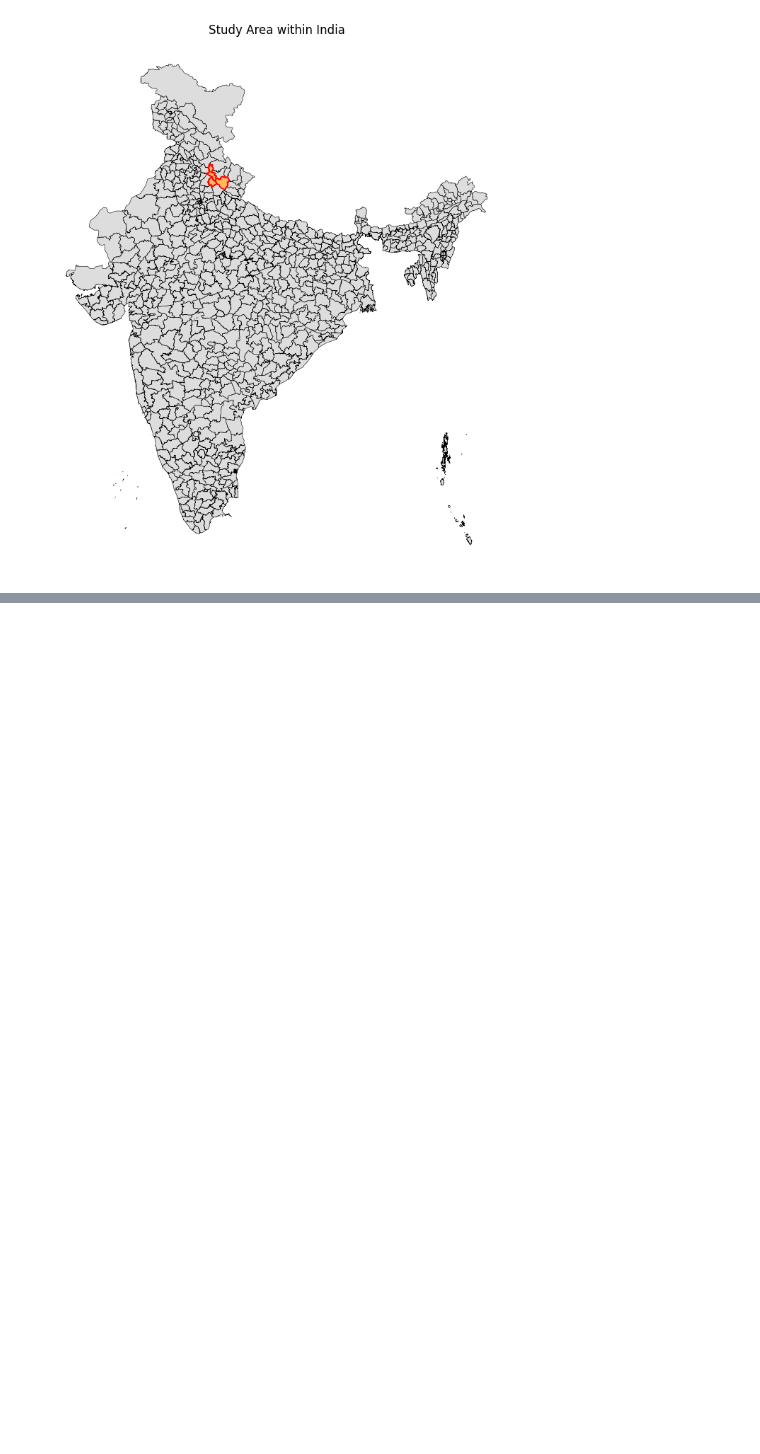
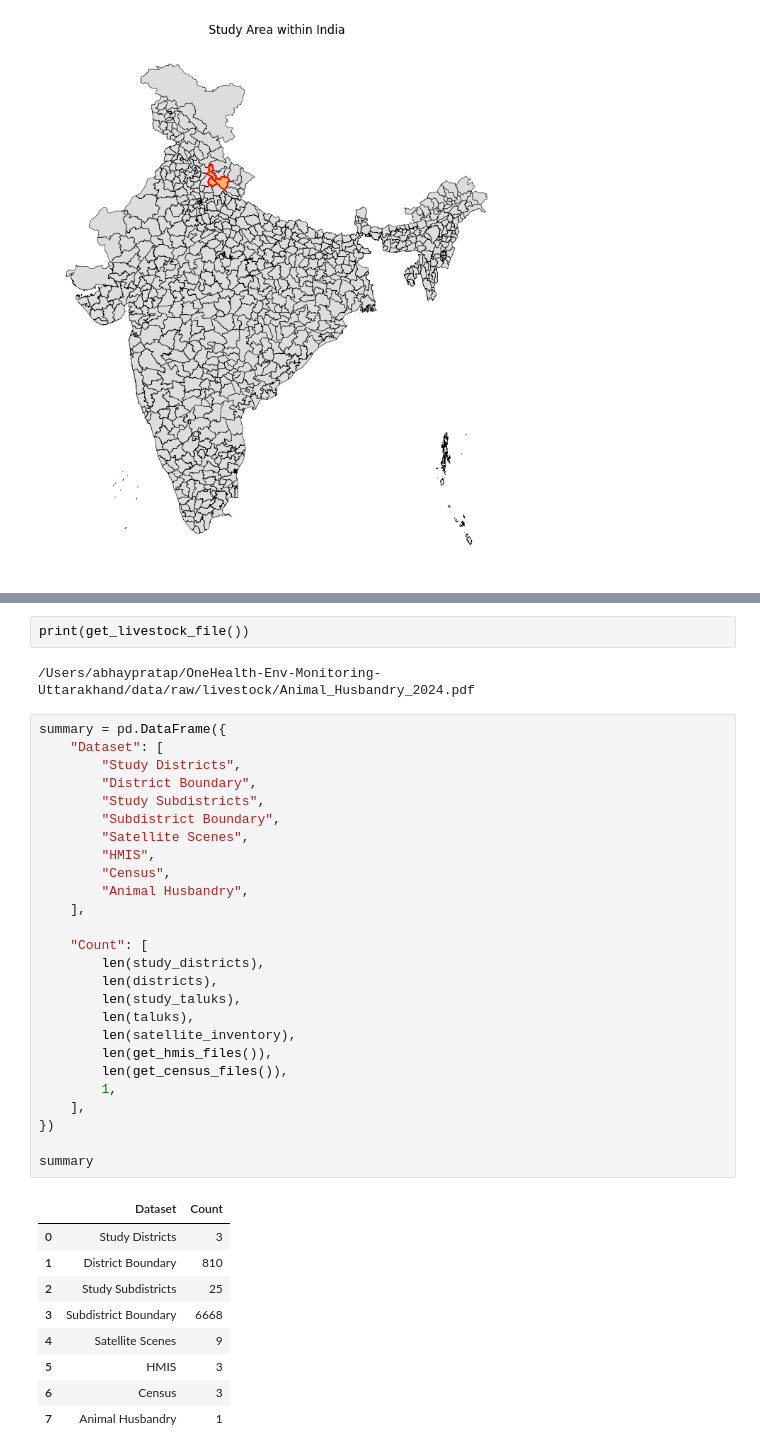
Before and after one commit to AbhayPratap05/OneHealth-Env-Monitoring-Uttarakhand, a Jupyter notebook: notebooks/01_data_audit.ipynb, the cells around one changed output, grey strips where cells are left out. Saved outputs shown, nothing was run; the diff lists cells and outputs as text; blank space fills up the shorter version.

```diff
--- a/notebooks/01_data_audit.ipynb
+++ b/notebooks/01_data_audit.ipynb
@@ -284,0 +244,40 @@ Census Files : 3
+# %%
+print(get_livestock_file())
+# %% [output]
+/Users/abhaypratap/OneHealth-Env-Monitoring-Uttarakhand/data/raw/livestock/Animal_Husbandry_2024.pdf
+# %%
+summary = pd.DataFrame({
+    "Dataset": [
+        "Study Districts",
+        "District Boundary",
+        "Study Subdistricts",
+        "Subdistrict Boundary",
+        "Satellite Scenes",
+        "HMIS",
+        "Census",
+        "Animal Husbandry",
+    ],
+
+    "Count": [
+        len(study_districts),
+        len(districts),
+        len(study_taluks),
+        len(taluks),
+        len(satellite_inventory),
+        len(get_hmis_files()),
+        len(get_census_files()),
+        1,
+    ],
+})
+
+summary
+# %% [output]
+|  | Dataset | Count |
+| 0 | Study Districts | 3 |
+| 1 | District Boundary | 810 |
+| 2 | Study Subdistricts | 25 |
+| 3 | Subdistrict Boundary | 6668 |
+| 4 | Satellite Scenes | 9 |
+| 5 | HMIS | 3 |
+| 6 | Census | 3 |
+| 7 | Animal Husbandry | 1 |
```
Also changed, not shown: parts of 20 cells of this notebook, 2 other files.
